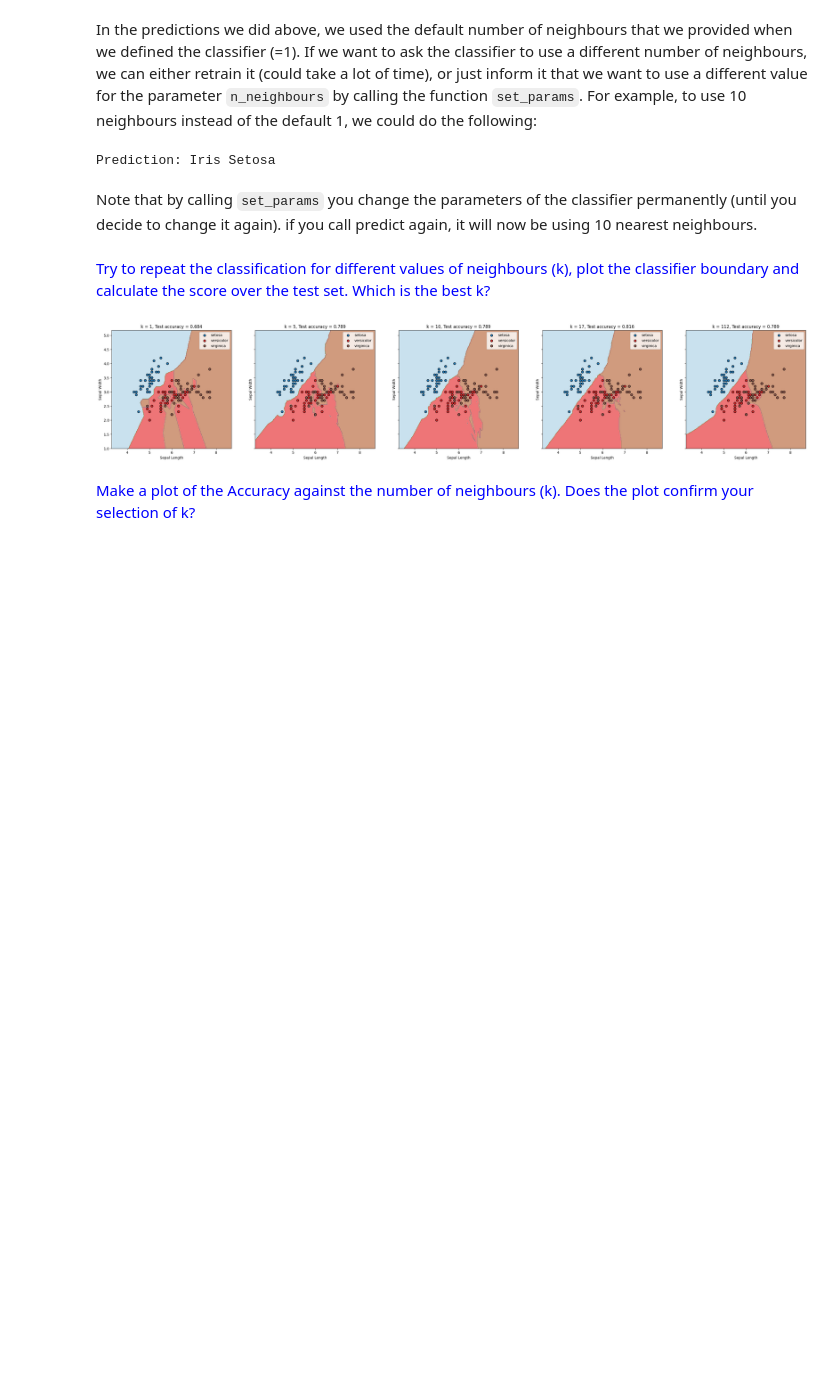
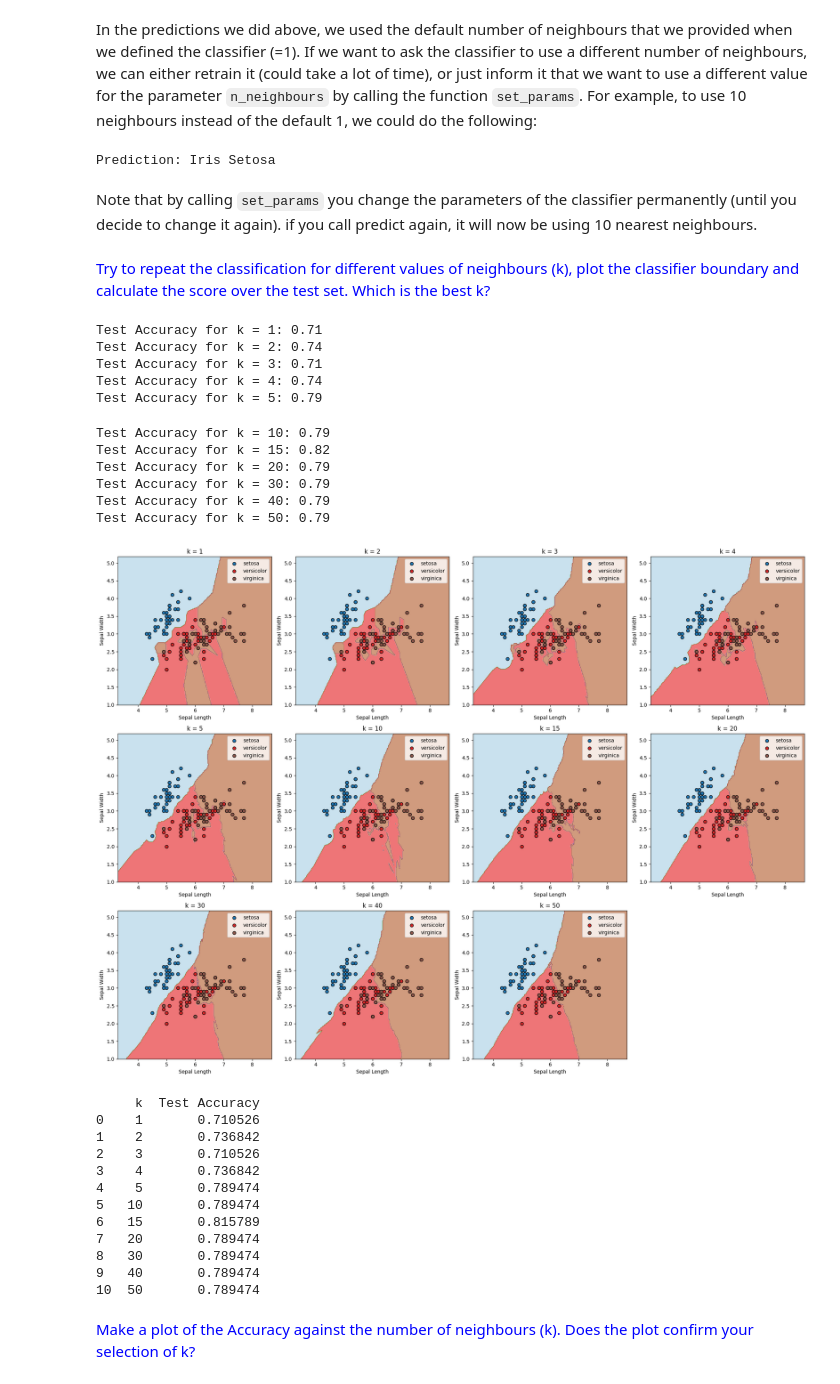
Before and after one commit to pbonar/UAB-data-engineering, a Jupyter notebook: labs/Labs 5 - KNN/Problems_KNN.ipynb, the cells around one changed output. Drawn from its saved outputs; the diff is of its cells as text; code cells hidden in the pictures; blank space fills up the shorter version.

```diff
--- a/labs/Labs 5 - KNN/Problems_KNN.ipynb
+++ b/labs/Labs 5 - KNN/Problems_KNN.ipynb
@@ -261,12 +263,57 @@ Prediction: Iris Setosa
 Note that by calling `set_params` you change the parameters of the classifier permanently (until you decide to change it again). if you call predict again, it will now be using 10 nearest neighbours.
 # %% [markdown]
 <font color=blue> Try to repeat the classification for different values of neighbours (k), plot the classifier boundary and calculate the score over the test set. Which is the best k? </font>
-# %%
-# YOUR CODE HERE
-
-k_range = [1, 5, 10, 17, 112]
-fig, ax = plt.subplots(1, len(k_range), figsize = (7*len(k_range), 6), sharex=True, sharey=True)
-# %% [output]
-[figure, removed]
+# %%
+import pandas as pd
+
+results_table = pd.DataFrame(columns=["k", "Test Accuracy"])
+
+k_values = [1, 2, 3, 4, 5, 10, 15, 20, 30, 40, 50]
+fig, ax = plt.subplots(3, 4, figsize=(20, 15))
+ax = ax.ravel()
+
+for i, k in enumerate(k_values):
+    clf.set_params(n_neighbors=k)
+
+    plot_classifier_boundary(clf, X_train, y_train, ax=ax[i])
+    ax[i].set_title(f"k = {k}")
+
+    test_accuracy = clf.score(X_test[:, :2], y_test)
+    print(f"Test Accuracy for k = {k}: {test_accuracy:.2f}")
+
+    results_table = pd.concat([results_table, pd.DataFrame({"k": [k], "Test Accuracy": [test_accuracy]})], ignore_index=True)
+
+for j in range(len(k_values), len(ax)):
+    ax[j].axis('off')
+
+plt.tight_layout()
+plt.show()
+
+print(results_table)
+# %% [output]
+Test Accuracy for k = 1: 0.71
+Test Accuracy for k = 2: 0.74
+Test Accuracy for k = 3: 0.71
+Test Accuracy for k = 4: 0.74
+Test Accuracy for k = 5: 0.79
+Test Accuracy for k = 10: 0.79
+Test Accuracy for k = 15: 0.82
+Test Accuracy for k = 20: 0.79
+Test Accuracy for k = 30: 0.79
+Test Accuracy for k = 40: 0.79
+Test Accuracy for k = 50: 0.79
+[figure, added]
+     k  Test Accuracy
+0    1       0.710526
+1    2       0.736842
+2    3       0.710526
+3    4       0.736842
+4    5       0.789474
+5   10       0.789474
+6   15       0.815789
+7   20       0.789474
+8   30       0.789474
+9   40       0.789474
+10  50       0.789474
 # %% [markdown]
 <font color=blue> Make a plot of the Accuracy against the number of neighbours (k). Does the plot confirm your selection of k? </font>
```
Also changed, not shown: parts of 16 cells of this notebook.
